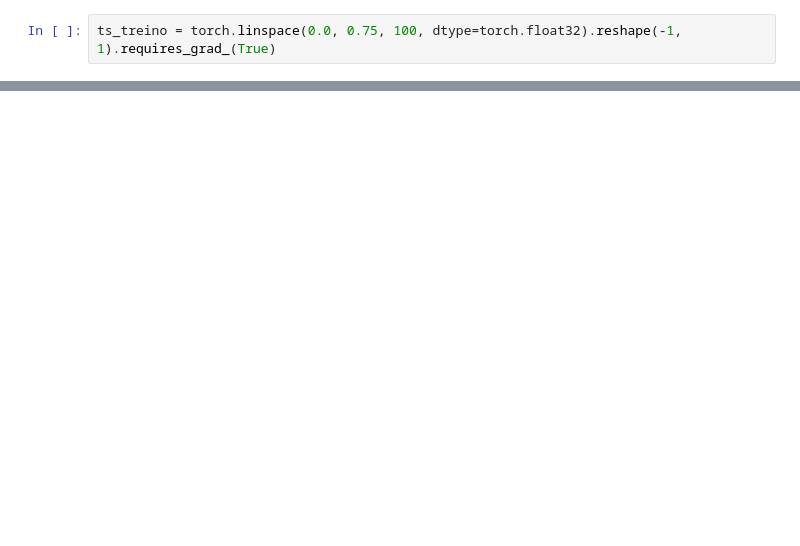
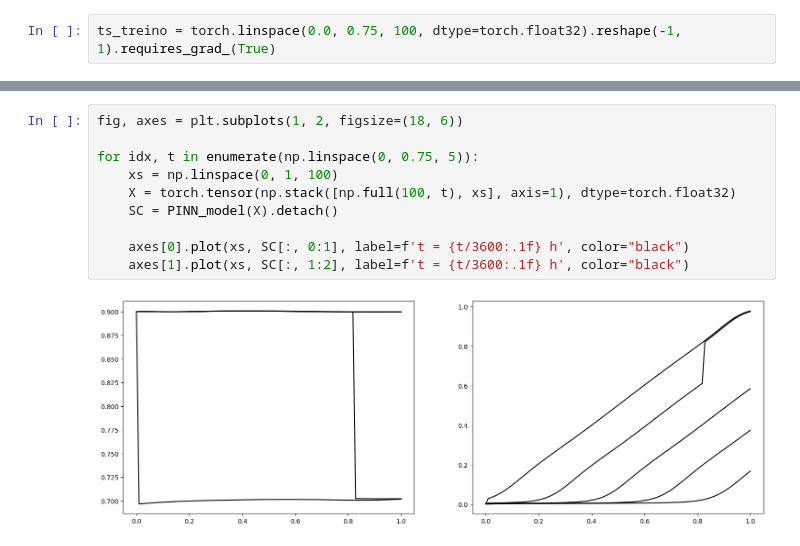
Before and after one commit to LabFluid/biossurfactantes, a Jupyter notebook: PINN_testes/PINN-BL-salt.ipynb, the cells around one changed output, grey strips where cells are left out. Saved outputs shown, nothing was run; the diff lists cells and outputs as text; blank space fills up the shorter version.

```diff
--- a/PINN_testes/PINN-BL-salt.ipynb
+++ b/PINN_testes/PINN-BL-salt.ipynb
@@ -306,0 +370,12 @@ plt.show()
+# %%
+fig, axes = plt.subplots(1, 2, figsize=(18, 6))
+
+for idx, t in enumerate(np.linspace(0, 0.75, 5)):
+    xs = np.linspace(0, 1, 100)
+    X = torch.tensor(np.stack([np.full(100, t), xs], axis=1), dtype=torch.float32)
+    SC = PINN_model(X).detach()
+
+    axes[0].plot(xs, SC[:, 0:1], label=f't = {t/3600:.1f} h', color="black")
+    axes[1].plot(xs, SC[:, 1:2], label=f't = {t/3600:.1f} h', color="black")
+# %% [output]
+[figure, added]
```
Also changed, not shown: parts of 10 cells of this notebook.
